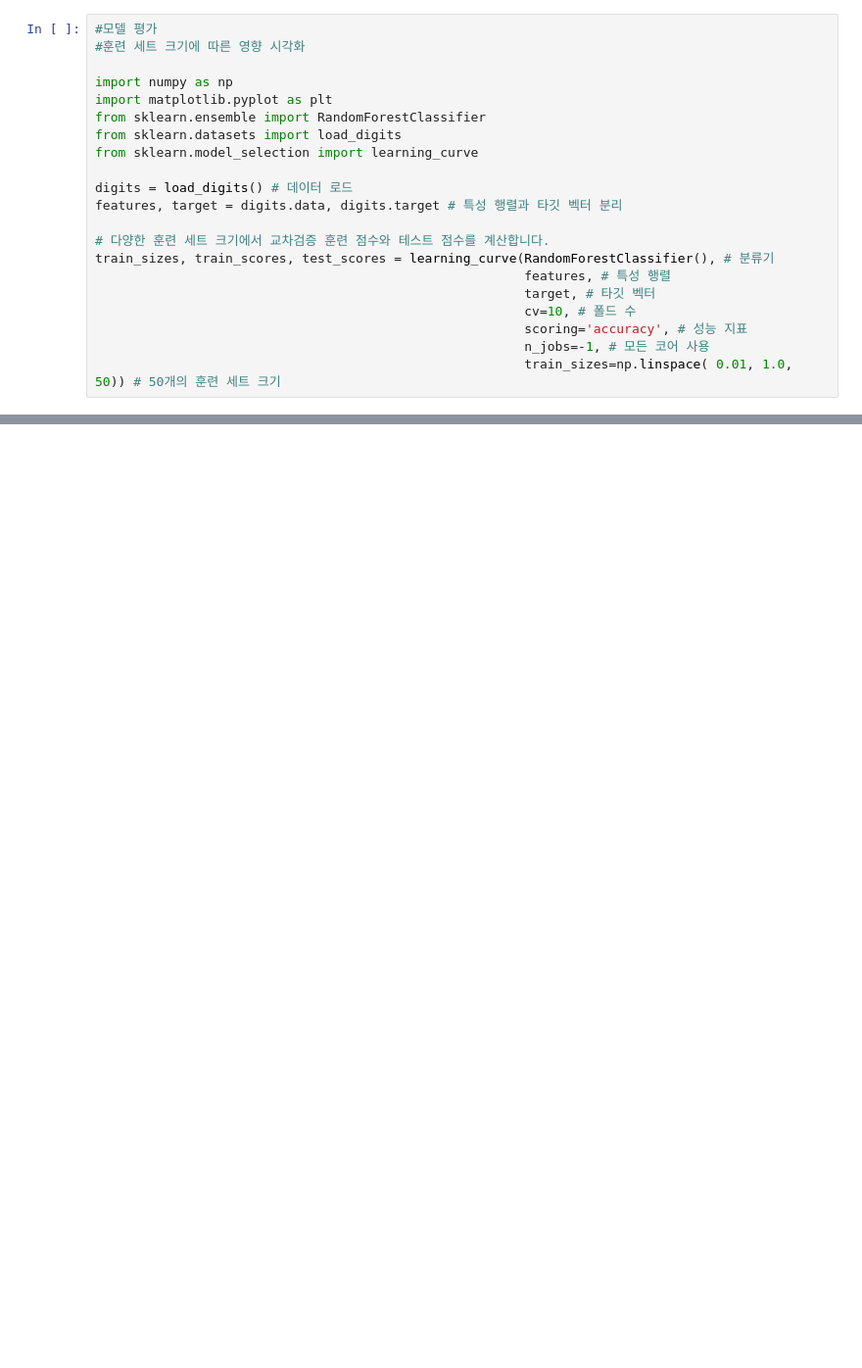
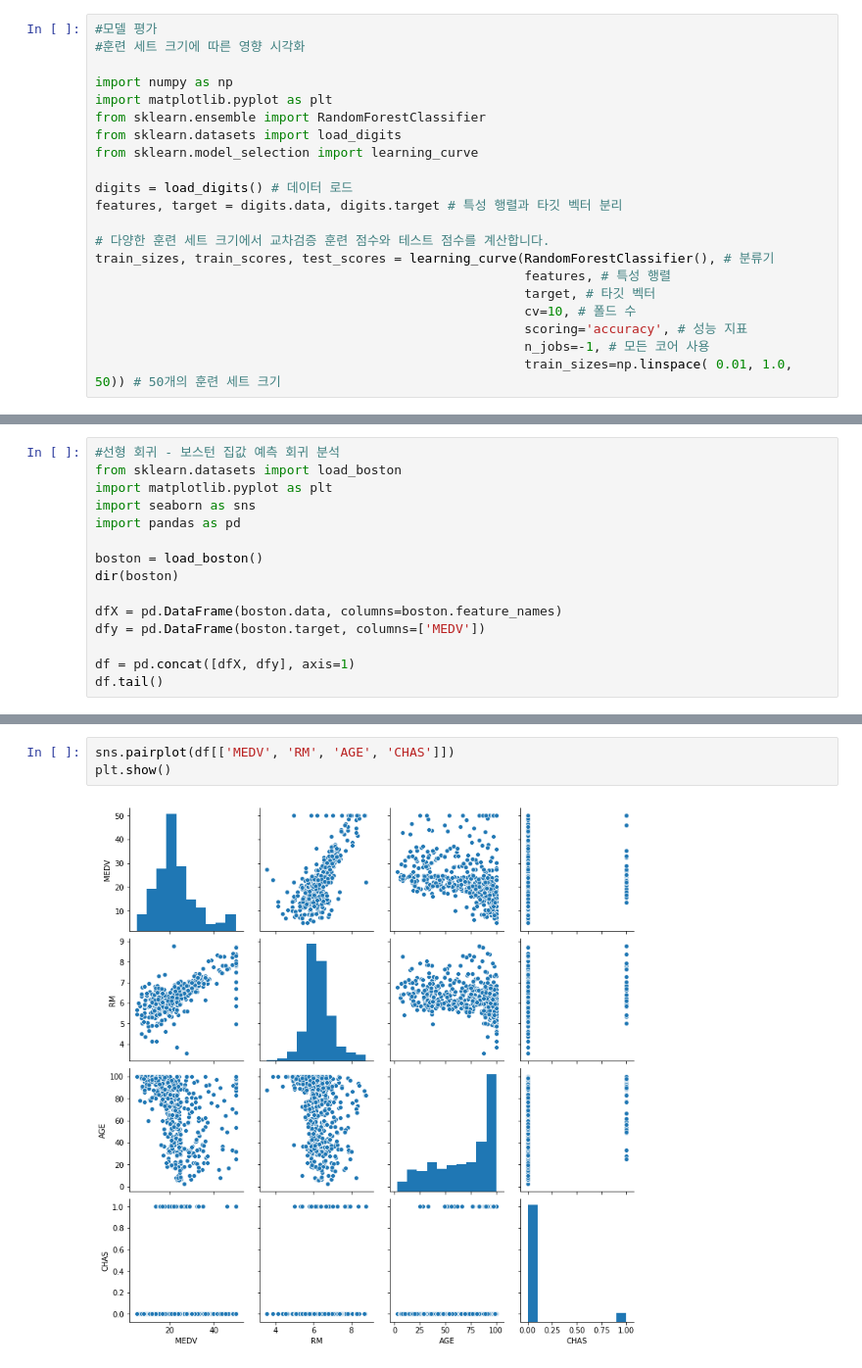
Before and after one commit to drifticee/mydatascience, a Jupyter notebook: 2020-08-10.ipynb, the cells around one changed output, grey strips where cells are left out. Shown: that part at 98% size. Drawn from its saved outputs; the diff is of its cells as text; blank space fills up the shorter version.

```diff
--- a/2020-08-10.ipynb
+++ b/2020-08-10.ipynb
@@ -114,0 +150,15 @@ plt.show()
+# %%
+#선형 회귀 - 보스턴 집값 예측 회귀 분석
+from sklearn.datasets import load_boston
+import matplotlib.pyplot as plt
+import seaborn as sns
+import pandas as pd
+
+boston = load_boston()
+dir(boston)
+
+dfX = pd.DataFrame(boston.data, columns=boston.feature_names)
+dfy = pd.DataFrame(boston.target, columns=['MEDV'])
+
+df = pd.concat([dfX, dfy], axis=1)
+df.tail()
@@ -114,0 +172,5 @@ plt.show()
+# %%
+sns.pairplot(df[['MEDV', 'RM', 'AGE', 'CHAS']])
+plt.show()
+# %% [output]
+[figure, added]
```
Also changed, not shown: parts of 31 cells of this notebook, 10 other files.
